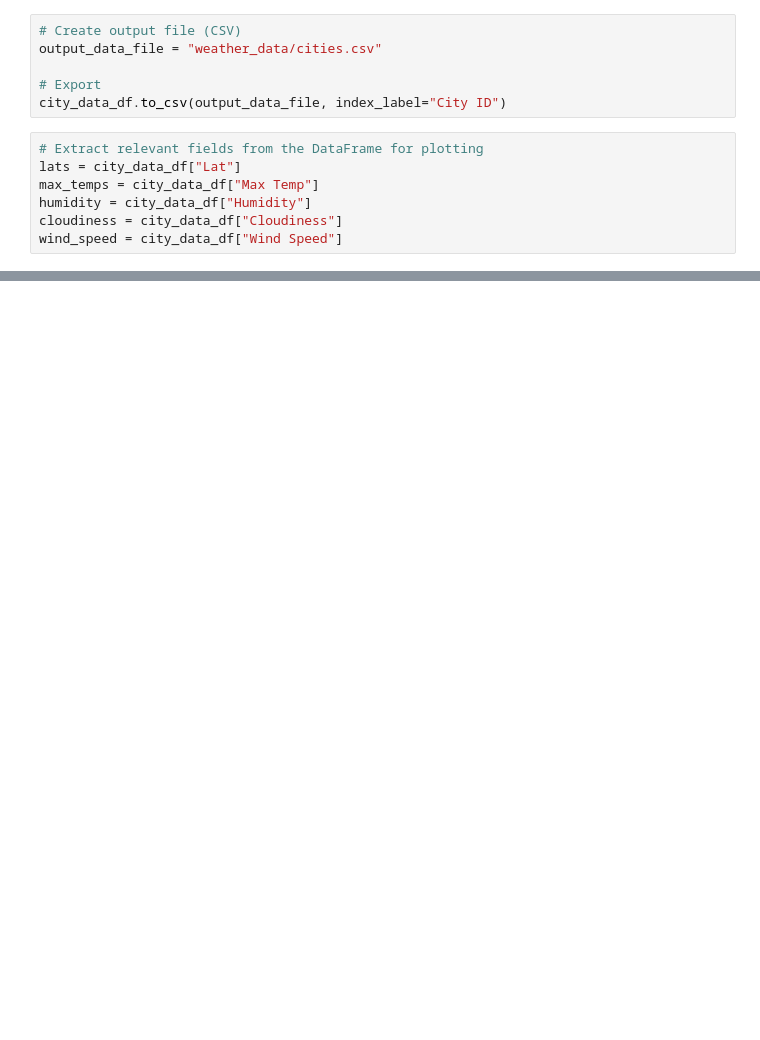
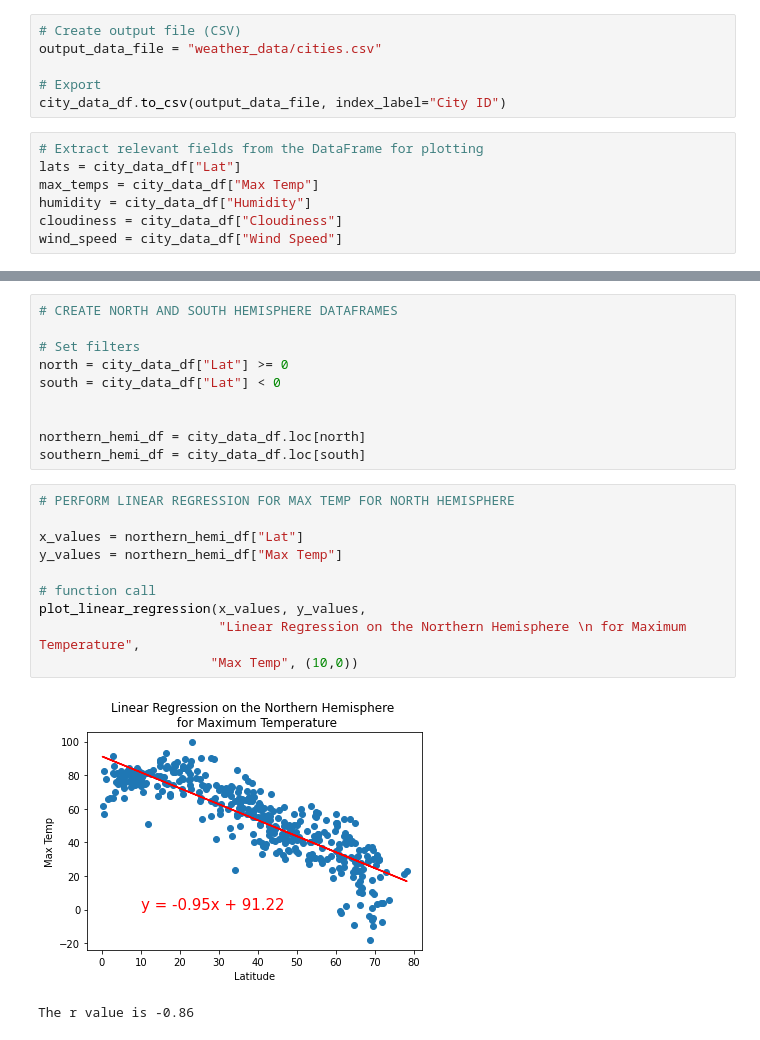
Before and after one commit to dseg27/World_Weather_Analysis, a Jupyter notebook: WeatherPy.ipynb, the cells around one changed output, grey strips where cells are left out. Saved outputs shown, nothing was run; the diff lists cells and outputs as text; blank space fills up the shorter version.

Commit message:
Added linear regression plots for North and South Hemispheres

```diff
--- a/WeatherPy.ipynb
+++ b/WeatherPy.ipynb
@@ -239,0 +272,23 @@ plt.show()
+# %%
+# CREATE NORTH AND SOUTH HEMISPHERE DATAFRAMES
+
+# Set filters
+north = city_data_df["Lat"] >= 0
+south = city_data_df["Lat"] < 0
+
+
+northern_hemi_df = city_data_df.loc[north]
+southern_hemi_df = city_data_df.loc[south]
+# %%
+# PERFORM LINEAR REGRESSION FOR MAX TEMP FOR NORTH HEMISPHERE
+
+x_values = northern_hemi_df["Lat"]
+y_values = northern_hemi_df["Max Temp"]
+
+# function call
+plot_linear_regression(x_values, y_values,
+                       "Linear Regression on the Northern Hemisphere \n for Maximum Temperature",
+                      "Max Temp", (10,0))
+# %% [output]
+[figure, added]
+The r value is -0.86
```
Also changed, not shown: parts of 17 cells of this notebook, 6 other files.
